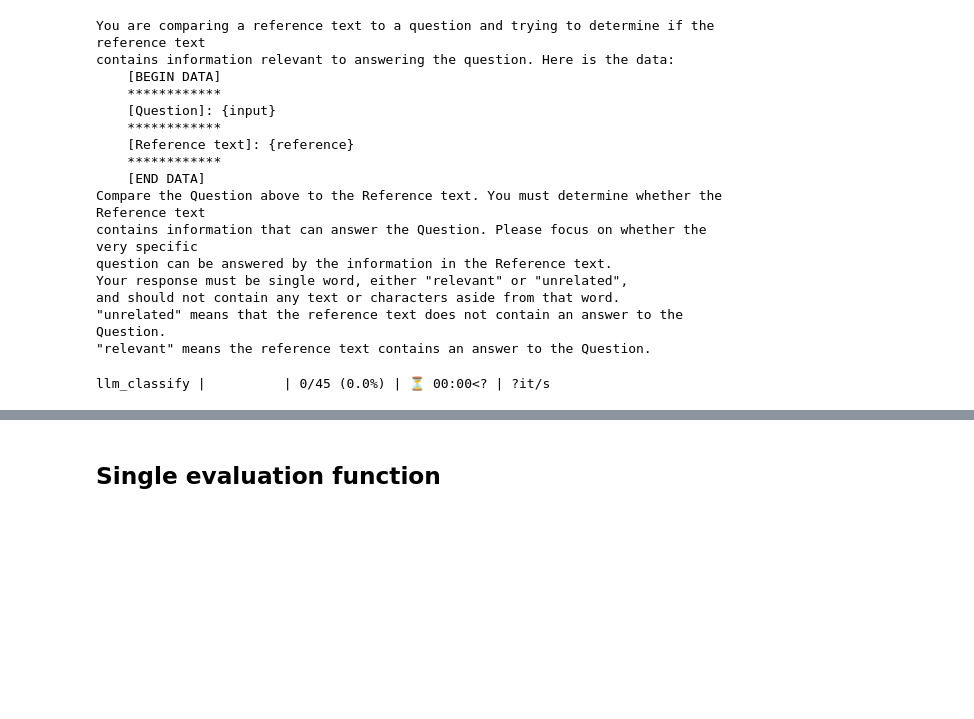
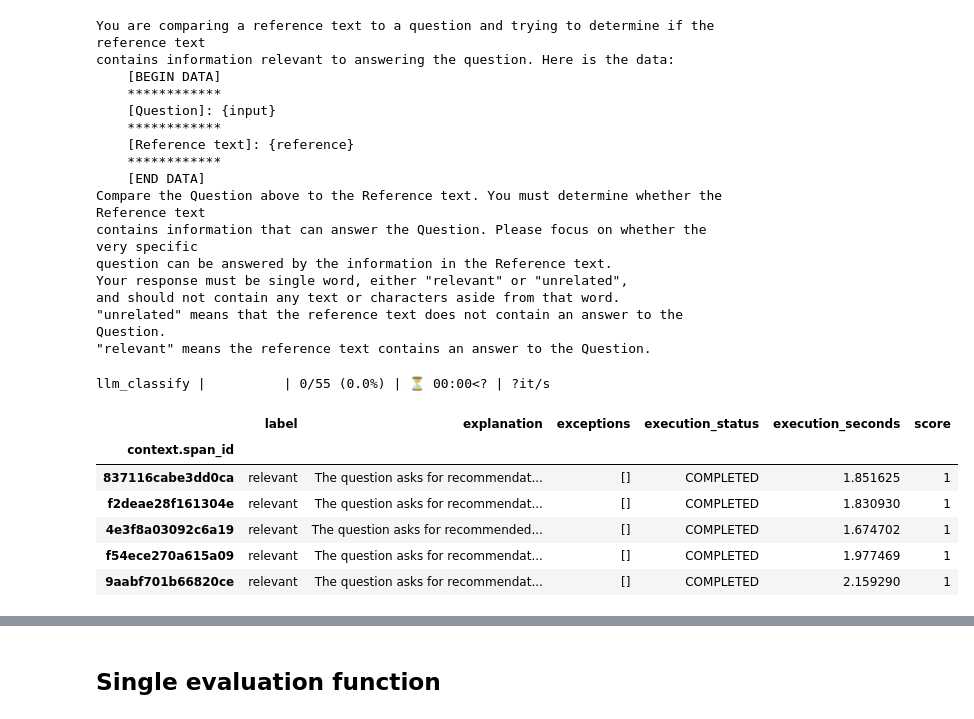
Before and after one commit to miem-refugees/travel-agent, a Jupyter notebook: notebooks/rag_evaluation.ipynb, the cells around one changed output, grey strips where cells are left out. Saved outputs shown, nothing was run; the diff lists cells and outputs as text; code cells hidden in the pictures; blank space fills up the shorter version.

```diff
--- a/notebooks/rag_evaluation.ipynb
+++ b/notebooks/rag_evaluation.ipynb
@@ -200,14 +205,21 @@ and should not contain any text or characters aside from that word.
 # %%
 eval_model = GeminiModel(model="gemini-2.0-flash-lite-001", project=659002550737)
 
 eval_results = llm_classify(
     dataframe=tool_spans,
     model=eval_model,
     template=RAG_RELEVANCY_PROMPT_TEMPLATE,
-    rails=["relevant", "unrelated"],
-    concurrency=10,
+    rails=list(RAG_RELEVANCY_PROMPT_RAILS_MAP.values()),
     provide_explanation=True,
 )
 eval_results["score"] = eval_results["explanation"].apply(lambda x: 1 if "relevant" in x else 0)
+eval_results.head()
 # %% [output]
-llm_classify |          | 0/45 (0.0%) | ⏳ 00:00<? | ?it/s
+llm_classify |          | 0/55 (0.0%) | ⏳ 00:00<? | ?it/s
+|  | label | explanation | exceptions | execution_status | execution_seconds | score |
+| context.span_id |  |  |  |  |  |  |
+| 837116cabe3dd0ca | relevant | The question asks for recommendat... | [] | COMPLETED | 1.851625 | 1 |
+| f2deae28f161304e | relevant | The question asks for recommendat... | [] | COMPLETED | 1.830930 | 1 |
+| 4e3f8a03092c6a19 | relevant | The question asks for recommended... | [] | COMPLETED | 1.674702 | 1 |
+| f54ece270a615a09 | relevant | The question asks for recommendat... | [] | COMPLETED | 1.977469 | 1 |
+| 9aabf701b66820ce | relevant | The question asks for recommendat... | [] | COMPLETED | 2.159290 | 1 |
```
Also changed, not shown: parts of 21 cells of this notebook, 4 other files.
